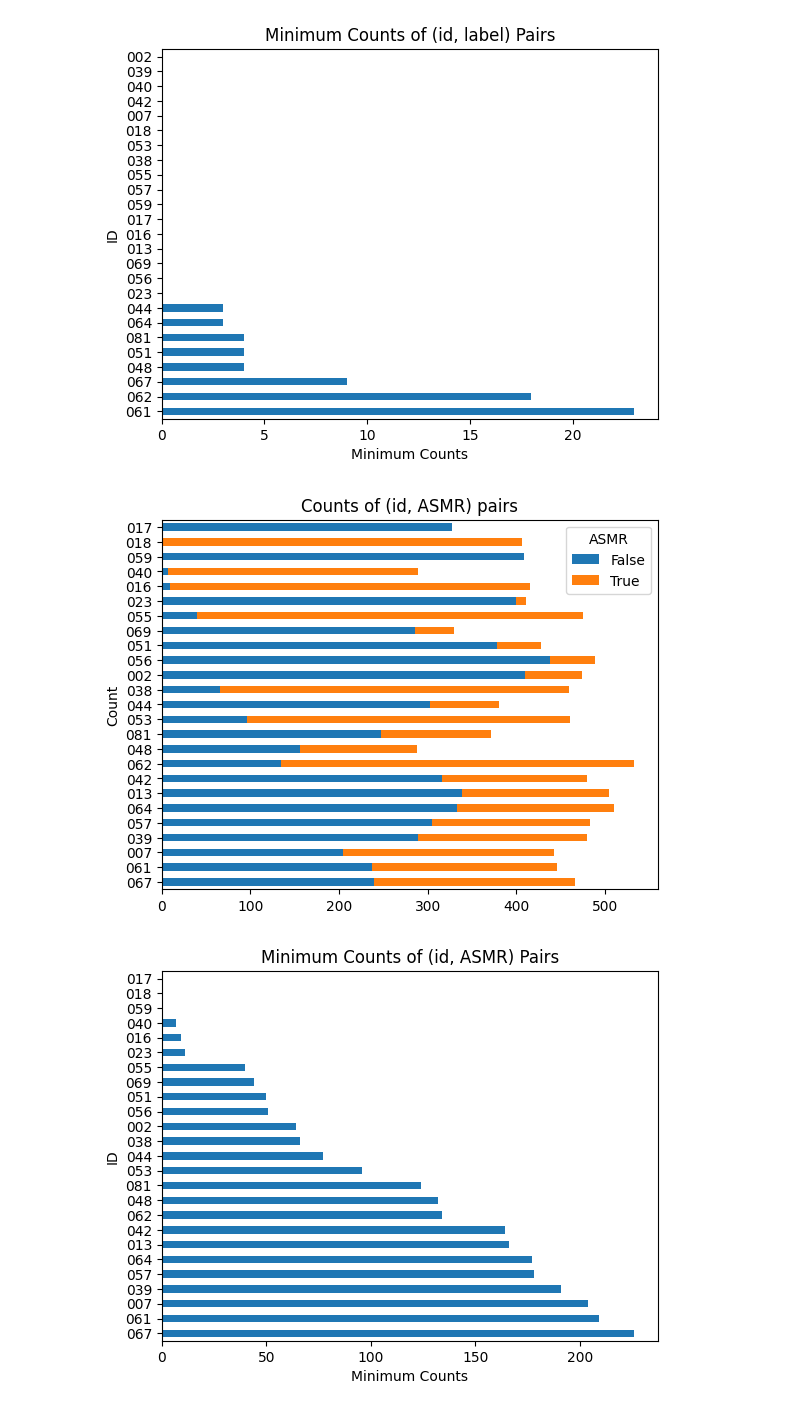
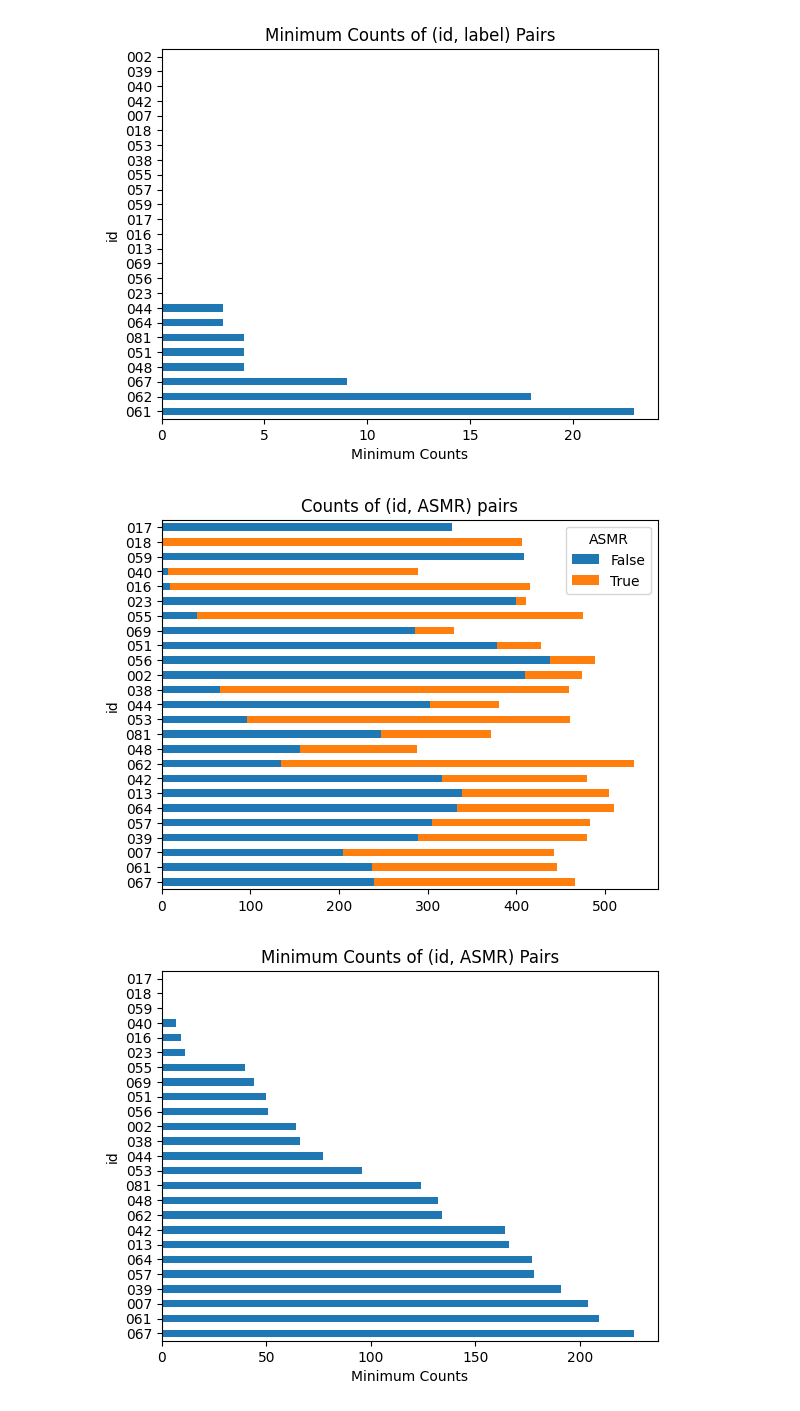
Before and after one commit to HCPS42/asmr-tda, a Jupyter notebook: src/research.ipynb, the cells around one changed output. Saved outputs shown, nothing was run; the diff lists cells and outputs as text; code cells hidden in the pictures.

```diff
--- a/src/research.ipynb
+++ b/src/research.ipynb
@@ -124,15 +124,15 @@ plt.show()
 # %%
 counts = df.groupby(['id', 'ASMR']).size().reset_index(name='counts')
 pivoted = counts.pivot(index='id', columns='ASMR', values='counts').fillna(0)
 pivoted['min_counts'] = pivoted.min(axis=1)
 sorted_pivoted = pivoted.sort_values(by='min_counts', ascending=False)
 sorted_pivoted = sorted_pivoted.drop(columns='min_counts')
 sorted_pivoted.plot(kind='barh', stacked=True)
-plt.ylabel('Count')
+plt.ylabel('id')
 plt.title('Counts of (id, ASMR) pairs')
 plt.show()
 # %% [output]
-[figure, old version]
+[figure, new version]
 # %%
 counts = df.groupby(['id', 'ASMR']).size().reset_index(name='counts')
 pivoted = counts.pivot(index='id', columns='ASMR', values='counts').fillna(0)
```
Also changed, not shown: parts of 5 cells of this notebook, 1 other file.
